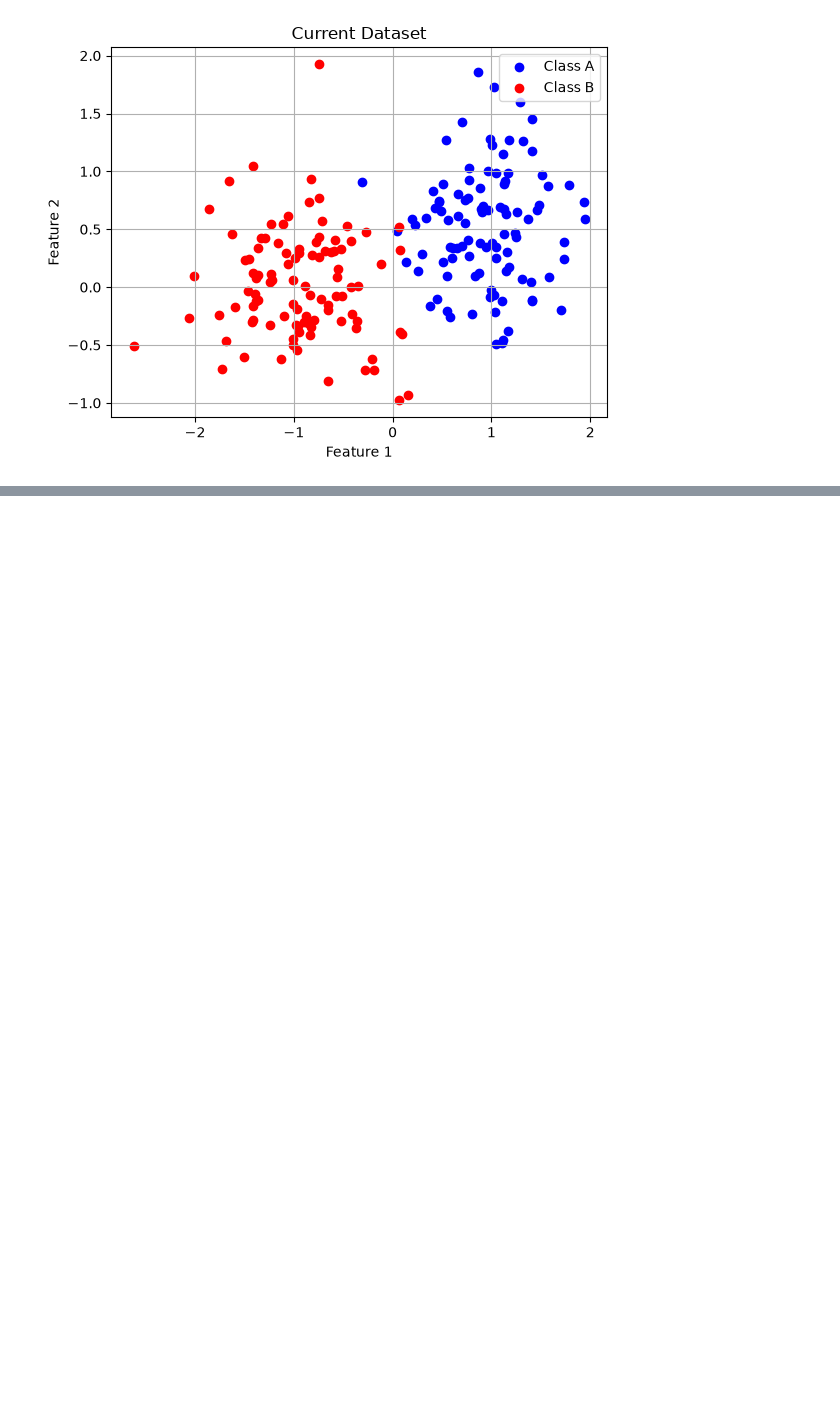
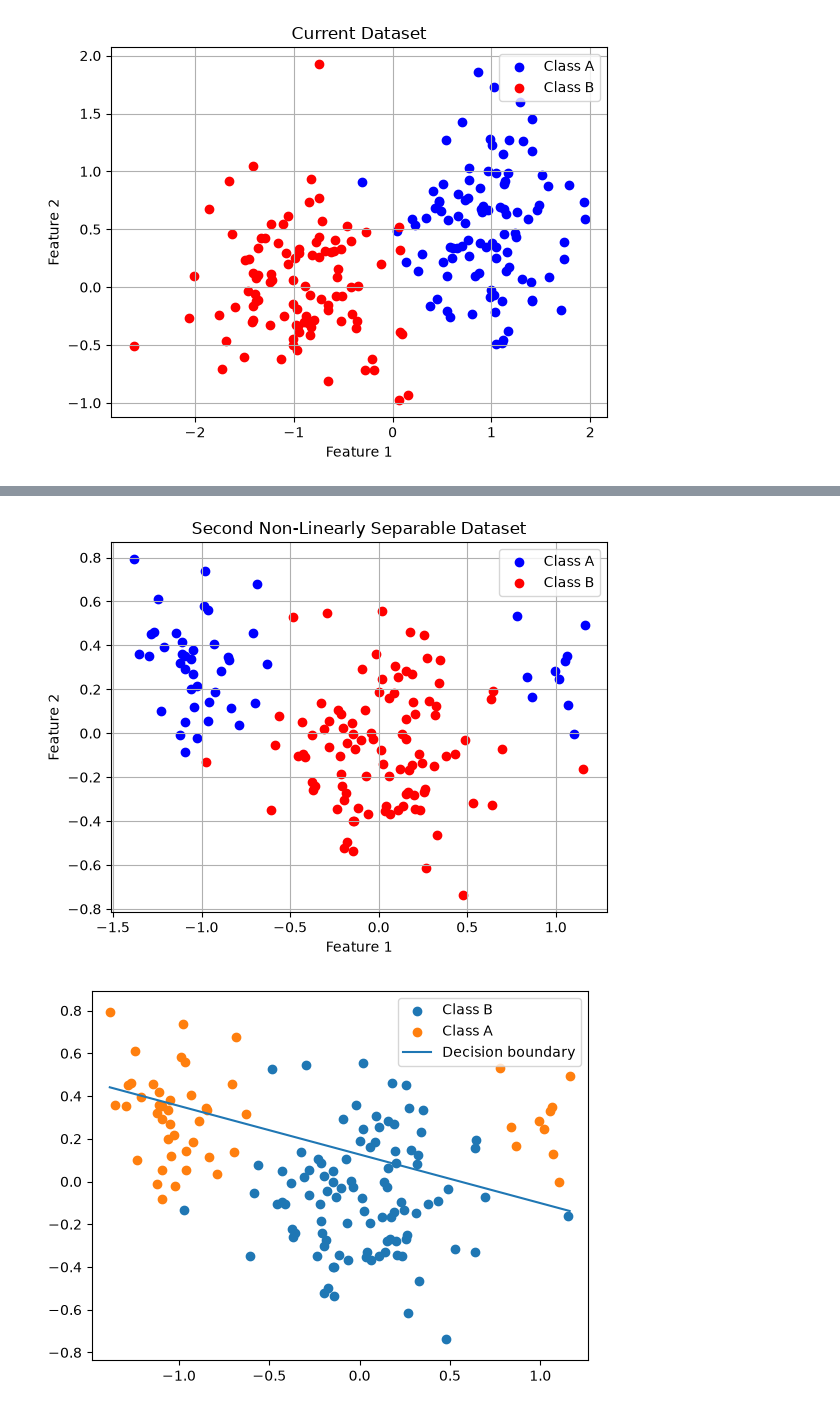
Before and after one commit to liviacardaccia02/Artificial-Neural-Networks-and-Deep-Architectures, a Jupyter notebook: lab1a/lab1a.ipynb, the cells around one changed output, grey strips where cells are left out. Cells and saved outputs as stored; diff of their text form; code cells hidden in the pictures; blank space fills up the shorter version.

```diff
--- a/lab1a/lab1a.ipynb
+++ b/lab1a/lab1a.ipynb
@@ -196,0 +232,31 @@ plot_metrics_comparison(perceptron_rule, delta_rule, delta_rule_batch)
+# %%
+# remove 20% of the data points from class A where A(0, :) < 0 and 80% of the data points from class A where A(0, :) > 0
+
+class_A_indices_neg = np.where((T_og == 1) & (X_og[0, :] < 0))[0]
+class_A_indices_pos = np.where((T_og == 1) & (X_og[0, :] > 0))[0]
+
+n_A_neg = int(0.2 * len(class_A_indices_neg))
+n_A_pos = int(0.8 * len(class_A_indices_pos))
+
+remove_A_indices_neg = np.random.choice(class_A_indices_neg, size=n_A_neg, replace=False)
+remove_A_indices_pos = np.random.choice(class_A_indices_pos, size=n_A_pos, replace=False)
+
+remove_A_indices = np.concatenate([remove_A_indices_neg, remove_A_indices_pos])
+
+X = np.delete(X_og, remove_A_indices, axis=1)
+T = np.delete(T_og, remove_A_indices)
+
+T_delta = np.where(T == 0, -1, T)
+
+plot_data(X, T, title="Second Non-Linearly Separable Dataset")
+
+perceptron_rule.train(X, T, epochs=100)
+delta_rule.train(X, T_delta, epochs=100)
+delta_rule_batch.train(X, T_delta, epochs=100)
+
+# plot metrics for all three algorithms on the same plot
+
+plot_metrics_comparison(perceptron_rule, delta_rule, delta_rule_batch, saved_fig_name="removed_20_A_neg_80_A_pos.png")
+# %% [output]
+[figure, added]
+[figure, added]
```
Also changed, not shown: parts of 5 cells of this notebook.
